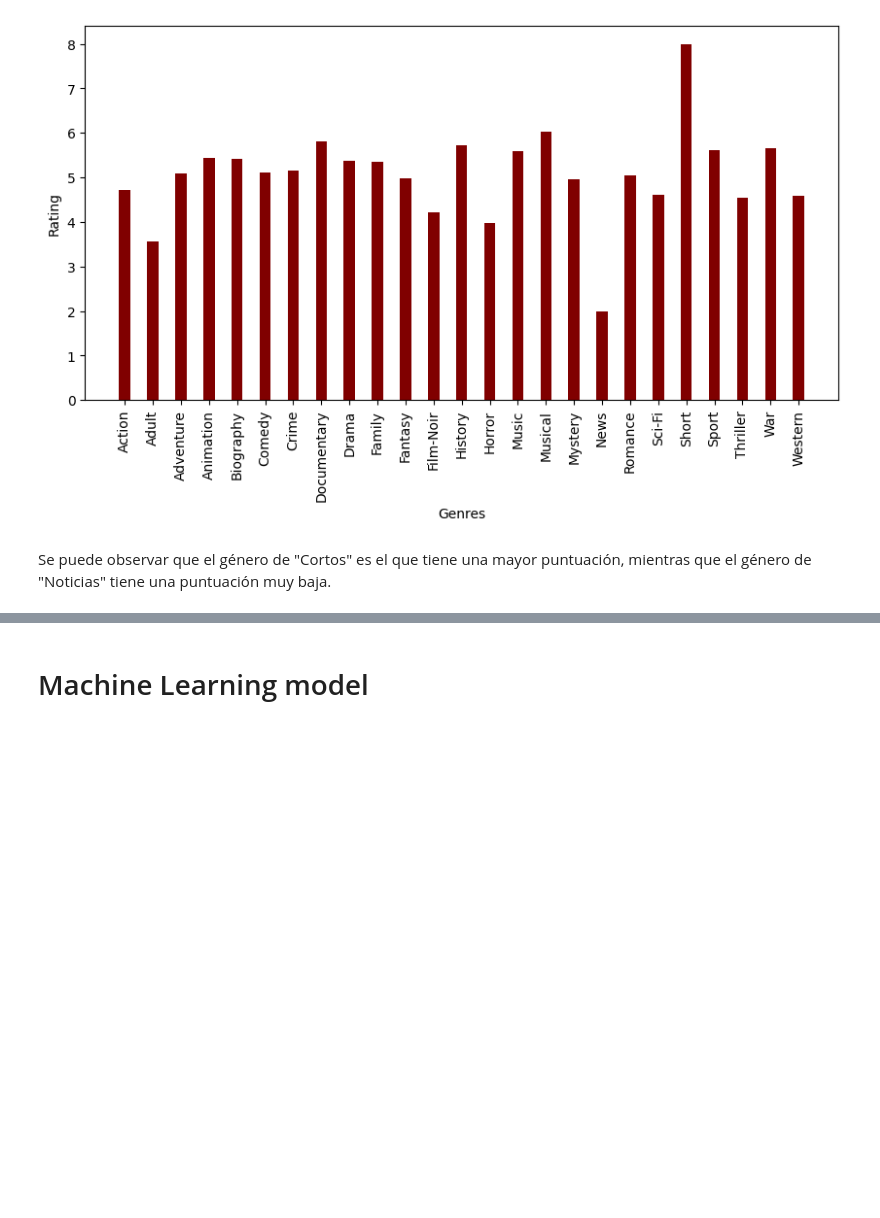
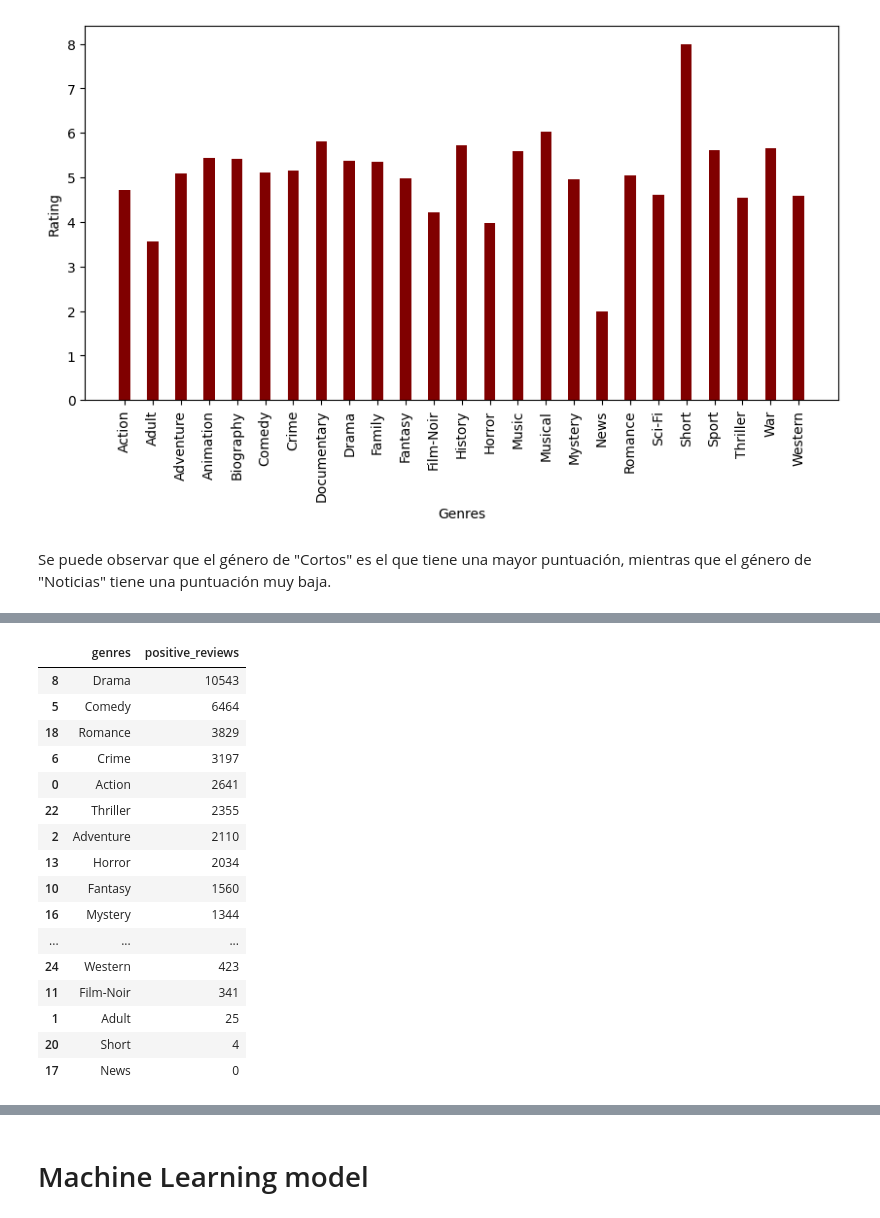
Before and after one commit to Pablot123/TGL_FinalProject, a Jupyter notebook: data_analisis.ipynb, the cells around one changed output, grey strips where cells are left out. Drawn from its saved outputs; the diff is of its cells as text; code cells hidden in the pictures; blank space fills up the shorter version.

```diff
--- a/data_analisis.ipynb
+++ b/data_analisis.ipynb
@@ -224,0 +299,22 @@ Se puede observar que el género de "Cortos" es el que tiene una mayor puntuaci
+# %%
+# Top de generos con mas reviews positivas
+df_genres_sort = pd.DataFrame([[key, dict_genres[key][0]] for key in dict_genres.keys()], columns=['genres', 'positive_reviews'])
+df_genres_sort.sort_values('positive_reviews',ascending=False)
+# %% [output]
+|  | genres | positive_reviews |
+| 8 | Drama | 10543 |
+| 5 | Comedy | 6464 |
+| 18 | Romance | 3829 |
+| 6 | Crime | 3197 |
+| 0 | Action | 2641 |
+| 22 | Thriller | 2355 |
+| 2 | Adventure | 2110 |
+| 13 | Horror | 2034 |
+| 10 | Fantasy | 1560 |
+| 16 | Mystery | 1344 |
+| ... | ... | ... |
+| 24 | Western | 423 |
+| 11 | Film-Noir | 341 |
+| 1 | Adult | 25 |
+| 20 | Short | 4 |
+| 17 | News | 0 |
```
Also changed, not shown: parts of 9 cells of this notebook.
